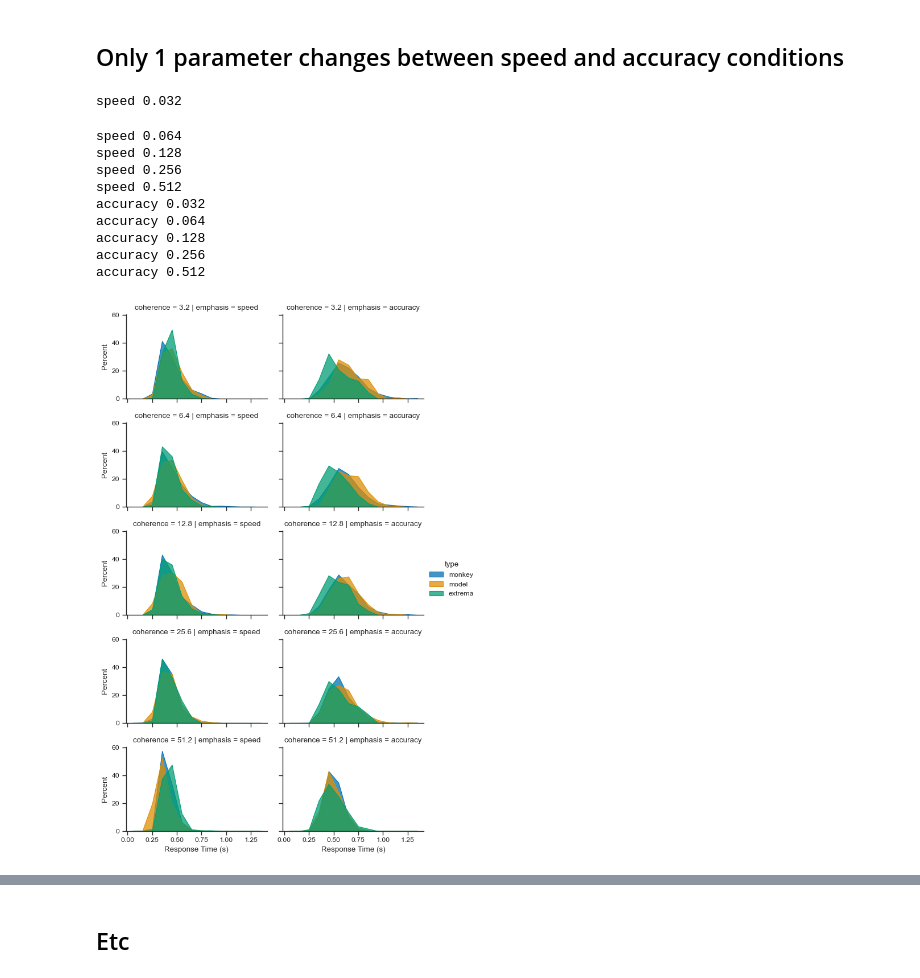
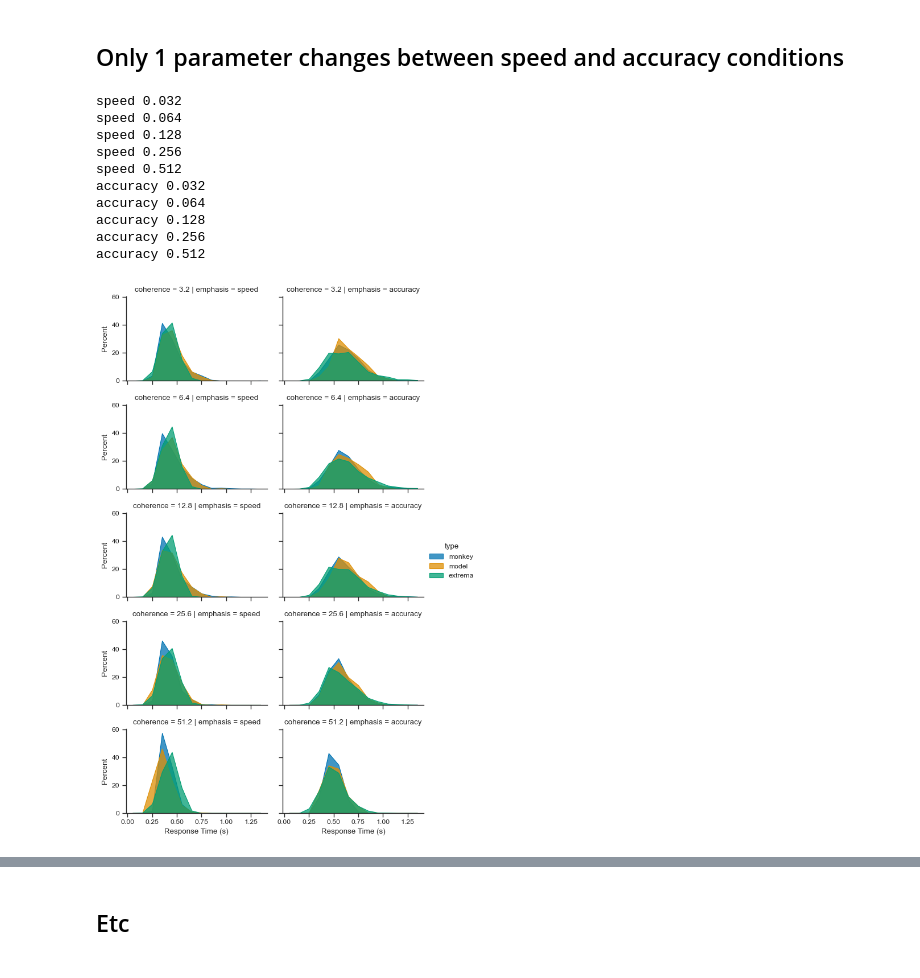
Before and after one commit to psipeter/speed-accuracy-tradeoff, a Jupyter notebook: hanks_compare.ipynb, the cells around one changed output, grey strips where cells are left out. Saved outputs shown, nothing was run; the diff lists cells and outputs as text; code cells hidden in the pictures.

```diff
--- a/hanks_compare.ipynb
+++ b/hanks_compare.ipynb
@@ -417,28 +542,28 @@ plot_activity("hanks_sim_separate_may21", "hanks2014_behavior")
 ## Only 1 parameter changes between speed and accuracy conditions
 # %%
 simulate(
-    trials=200,
-    ramps=[1.18, 1.18],
-    thresholds=[0.22, 0.33],
-    relatives=[0.13, 0.13],
-    sigmas=[0.62, 0.62],
-    dt_samples=[0.04, 0.04],
-    name="hanks_sim_shared_may21",
+    trials=100,
+    ramps=[1.802, 1.802],
+    thresholds=[0.339, 0.458],
+    relatives=[0.119, 0.119],
+    sigmas=[0.659, 0.659],
+    dt_samples=[0.02, 0.02],
+    name="hanks_sim_shared_may29",
 )
 
-# shared  {'dt_sample': 0.04, 'maxRate': 80, 'minRate': 60, 'nNeurons': 500, 'radius': 1.0, 'ramp': 1.18, 'relative': 0.13, 'sigma': 0.62, 'threshold1': 0.22, 'threshold2': 0.33}
-# shared  {'dt_sample': 0.097, 'maxRate': 80, 'minRate': 60, 'nNeurons': 500, 'radius': 1.0, 'ramp': 1.65, 'relative': 0.15, 'sigma': 0.33, 'threshold1': 0.26, 'threshold2': 0.41}
-# shared {'dt_sample': 0.093, 'maxRate': 80, 'minRate': 60, 'nNeurons': 500, 'radius': 1.0, 'ramp': 1.41, 'relative': 0.56, 'sigma': 0.53, 'threshold1': 0.24, 'threshold2': 0.3}
+# may21b  {'dt_sample': 0.04, 'maxRate': 80, 'minRate': 60, 'nNeurons': 500, 'radius': 1.0, 'ramp': 1.18, 'relative': 0.13, 'sigma': 0.62, 'threshold1': 0.22, 'threshold2': 0.33}
+# may28  {'dt_sample': 0.01, 'maxRate': 80, 'minRate': 60, 'nNeurons': 500, 'radius': 1.0, 'ramp': 1.81, 'relative': 0.155, 'sigma': 0.3, 'threshold1': 0.311, 'threshold2': 0.455}
+# may29  {'dt_sample': 0.02, 'maxRate': 80, 'minRate': 60, 'nNeurons': 500, 'radius': 1.0, 'ramp': 1.802, 'relative': 0.119, 'sigma': 0.659, 'threshold1': 0.339, 'threshold2': 0.458}
 # %% [output]
 speed 0.032
+speed 0.064
+speed 0.128
+speed 0.256
+speed 0.512
+accuracy 0.032
+accuracy 0.064
+accuracy 0.128
+accuracy 0.256
+accuracy 0.512
-speed 0.064
-speed 0.128
-speed 0.256
-speed 0.512
-accuracy 0.032
-accuracy 0.064
-accuracy 0.128
-accuracy 0.256
-accuracy 0.512
 # %%
 simulate_extrema(
@@ -454,5 +581,5 @@ simulate_extrema(
 # %%
-plot_RTs("hanks_sim_shared_may21", "hanks_extrema_shared", "hanks2014_behavior")  # "dec27sigma06"
+plot_RTs("hanks_sim_shared_may21b", "hanks_extrema_shared_may28", "hanks2014_behavior")
 # %% [output]
-[figure, old version]
+[figure, new version]
 # %%
```
Also changed, not shown: parts of 22 cells of this notebook, 4 other files.
